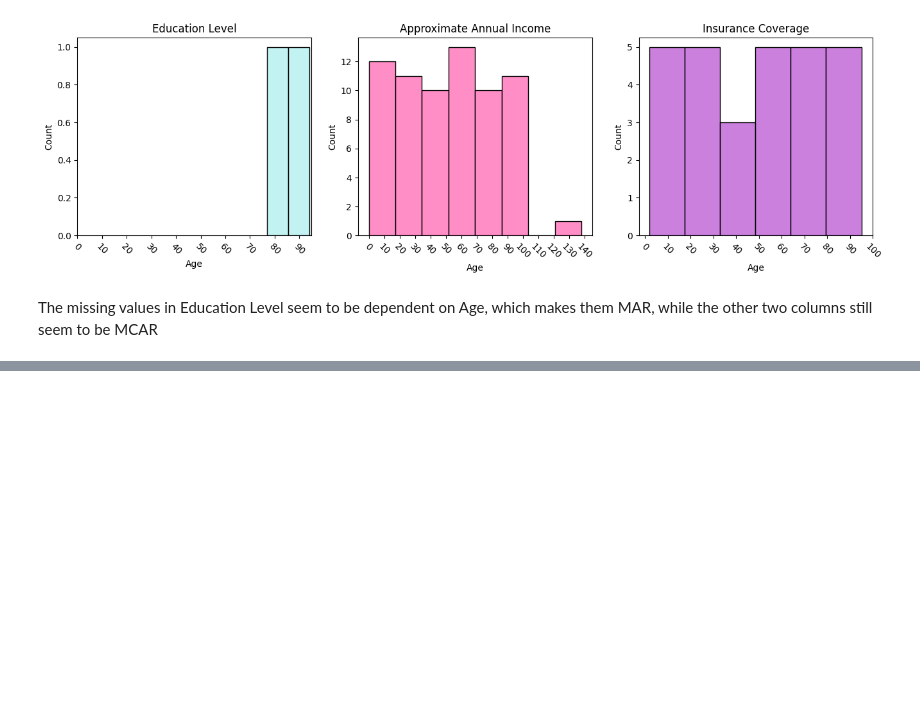
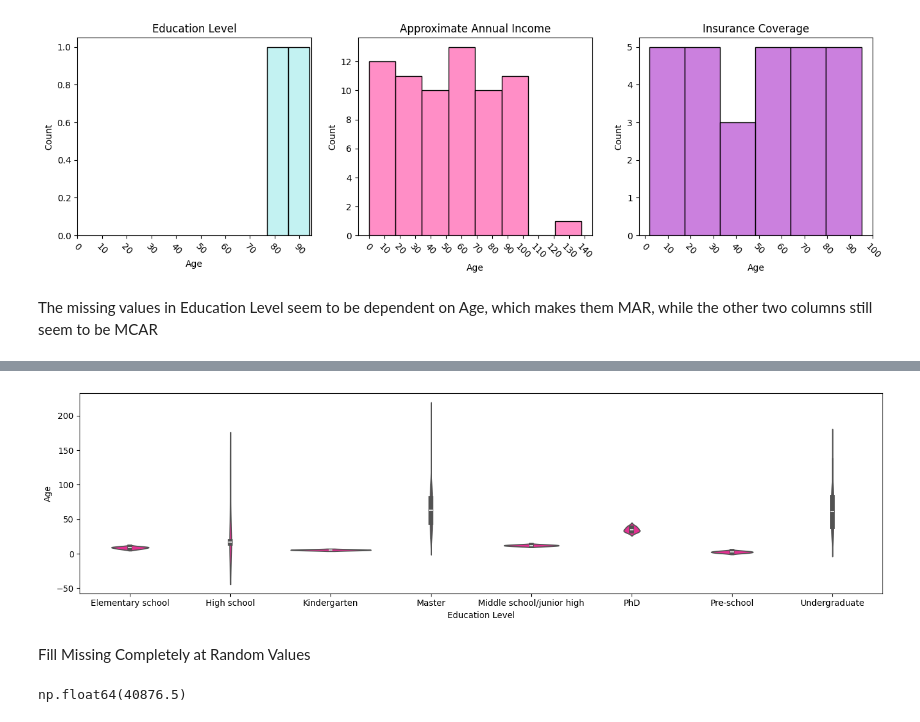
Before and after one commit to amdbsilva/pre-processing, a Jupyter notebook: projeto de datapreprocessing.ipynb, the cells around one changed output, grey strips where cells are left out. Cells and saved outputs as stored; diff of their text form; code cells hidden in the pictures; blank space fills up the shorter version.

```diff
--- a/projeto de datapreprocessing.ipynb
+++ b/projeto de datapreprocessing.ipynb
@@ -169,0 +173,18 @@ sns.barplot(insurance)
+# %%
+data.loc[data['Insurance Provider'].isna(), 'Insurance Coverage'] = (data.loc[data['Insurance Provider'].isna(), 'Insurance Coverage'].fillna(0.0))
+# %%
+median = data.loc[~data['Insurance Provider'].isna(), 'Insurance Coverage'].dropna().median()
+data.loc[~data['Insurance Provider'].isna(), 'Insurance Coverage'] = (data.loc[~data['Insurance Provider'].isna(), 'Insurance Coverage'].fillna(median))
+# %%
+fig, ax = plt.subplots(figsize=(14,4))
+education = data.reset_index()[['Education Level', 'Age', 'Patient ID']].drop_duplicates().groupby('Education Level')[['Education Level', 'Age']]
+sns.violinplot(data=education.value_counts().reset_index().replace(0, np.nan).dropna(), x='Education Level', y='Age', color='deeppink')
+plt.tight_layout()
+# %% [output]
+[figure, added]
+# %% [markdown]
+Fill Missing Completely at Random Values
+# %%
+data[~data['Approximate Annual Income'].isna()]['Approximate Annual Income'].median()
+# %% [output]
+np.float64(40876.5)
```
Also changed, not shown: parts of 9 cells of this notebook.
